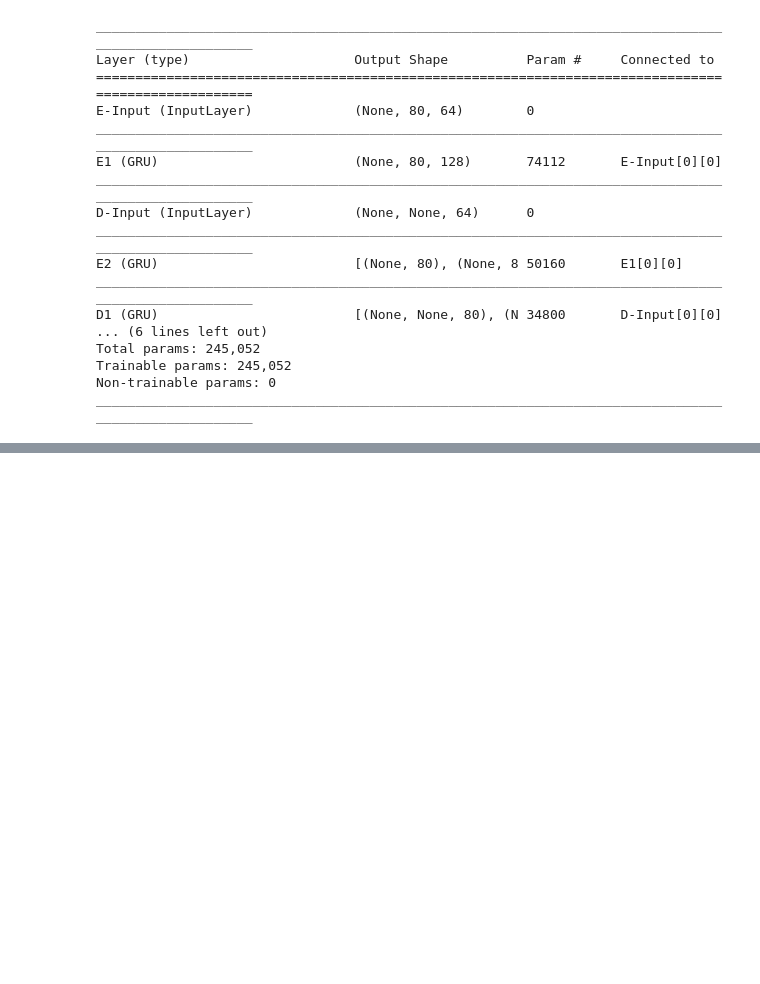
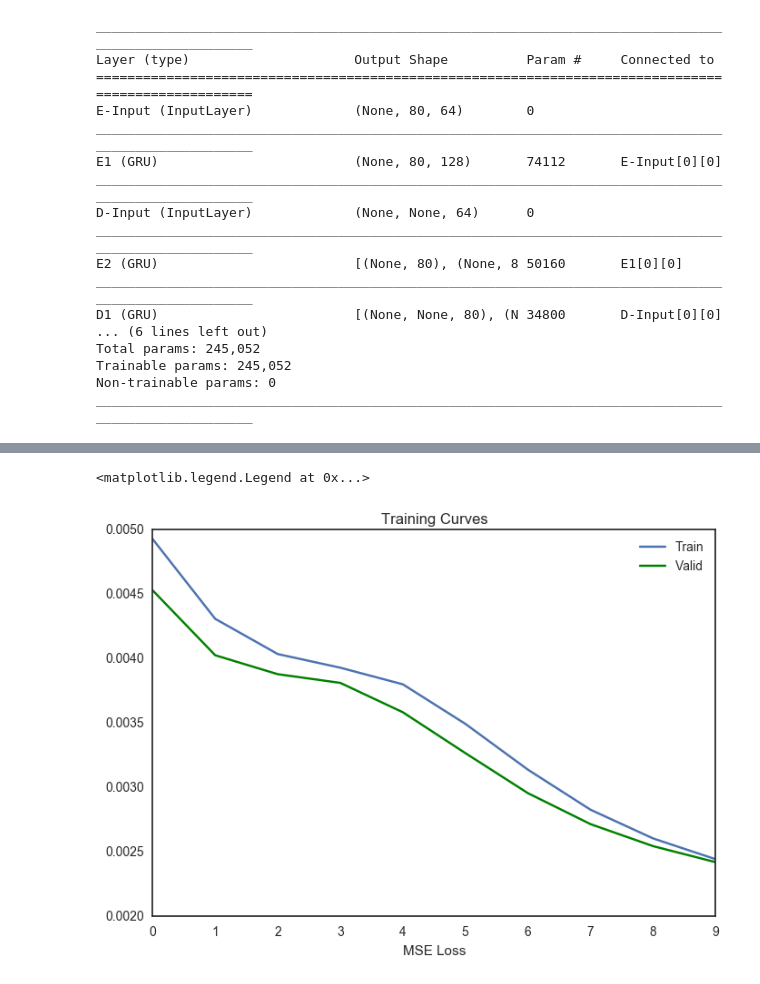
Before and after one commit to thayermldac/vae, a Jupyter notebook: RecoNet.ipynb, the cells around one changed output, grey strips where cells are left out. Drawn from its saved outputs; the diff is of its cells as text; code cells hidden in the pictures; blank space fills up the shorter version.

Commit message:
started training model

```diff
--- a/RecoNet.ipynb
+++ b/RecoNet.ipynb
@@ -189,7 +191,7 @@ D2  = 100
 # %%
 # Encoder
 x      = Input(shape=specg_size,name='E-Input')
-e1     = GRU(E1,return_sequences=True,name='E1')(x)
+e1     = GRU(E1,activation='',return_sequences=True,name='E1')(x)
 encode = GRU(E2,return_state='True',name='E2')
 _,este = encode(e1)       # discard encoder output, use only state
 # %%
@@ -226,8 +228,9 @@ Non-trainable params: 0
 ____________________________________________________________________________________________________
 # %%
 # Train Model
-model.fit([x_train, d_train], y_train,
-          batch_size=32,
-          epochs=10,
-          validation_split=0.2)
+log = model.fit([x_train, d_train], y_train,
+              batch_size=32,
+              epochs=10,
+              validation_split=0.2,
+              initial_epoch=10)
 # %% [output]
@@ -237,0 +255,11 @@ Epoch 2/10
+# %%
+# Training Curves
+plt.plot(log.epoch,log.history['loss'])
+plt.plot(log.epoch,log.history['val_loss'],'g')
+plt.title('Training Curves')
+plt.xlabel('Epochs')
+plt.xlabel('MSE Loss')
+plt.legend(['Train','Valid'])
+# %% [output]
+<matplotlib.legend.Legend at 0x...>
+[figure, added]
```
Also changed, not shown: parts of 6 cells of this notebook.
